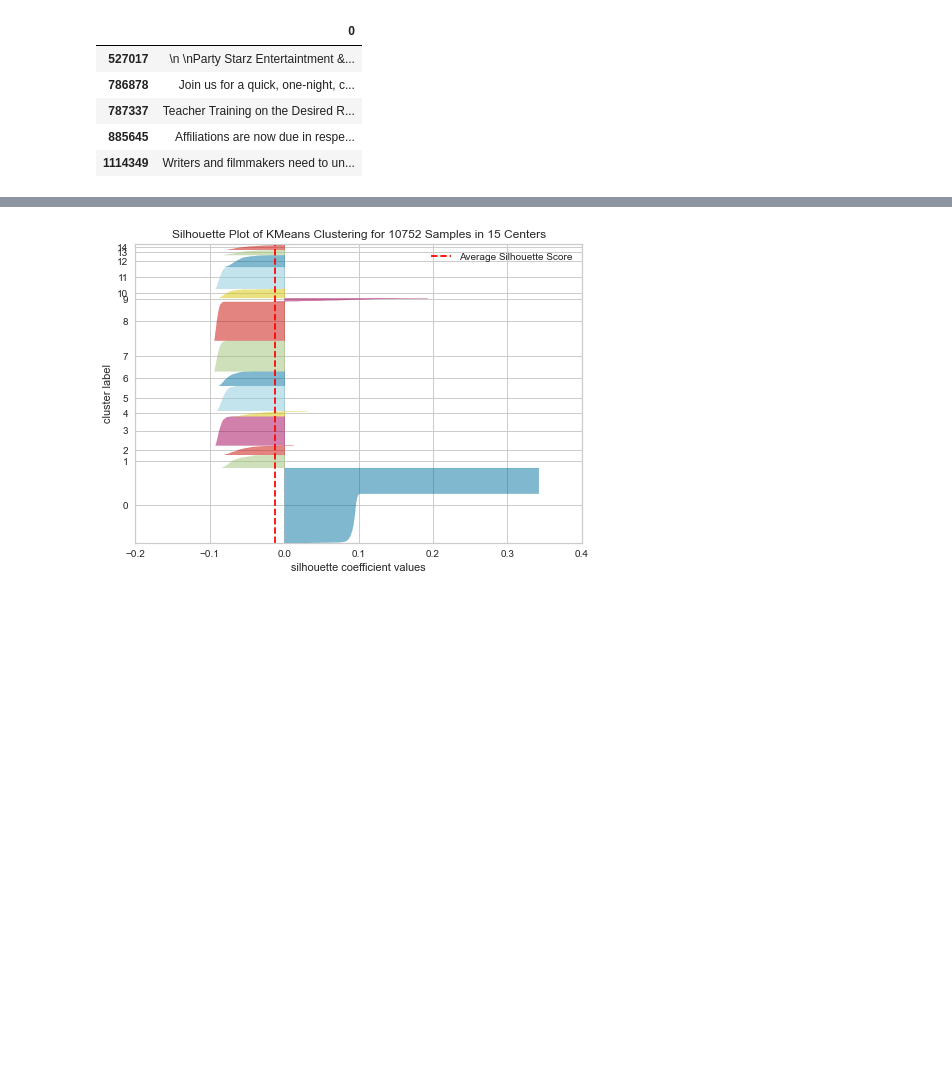
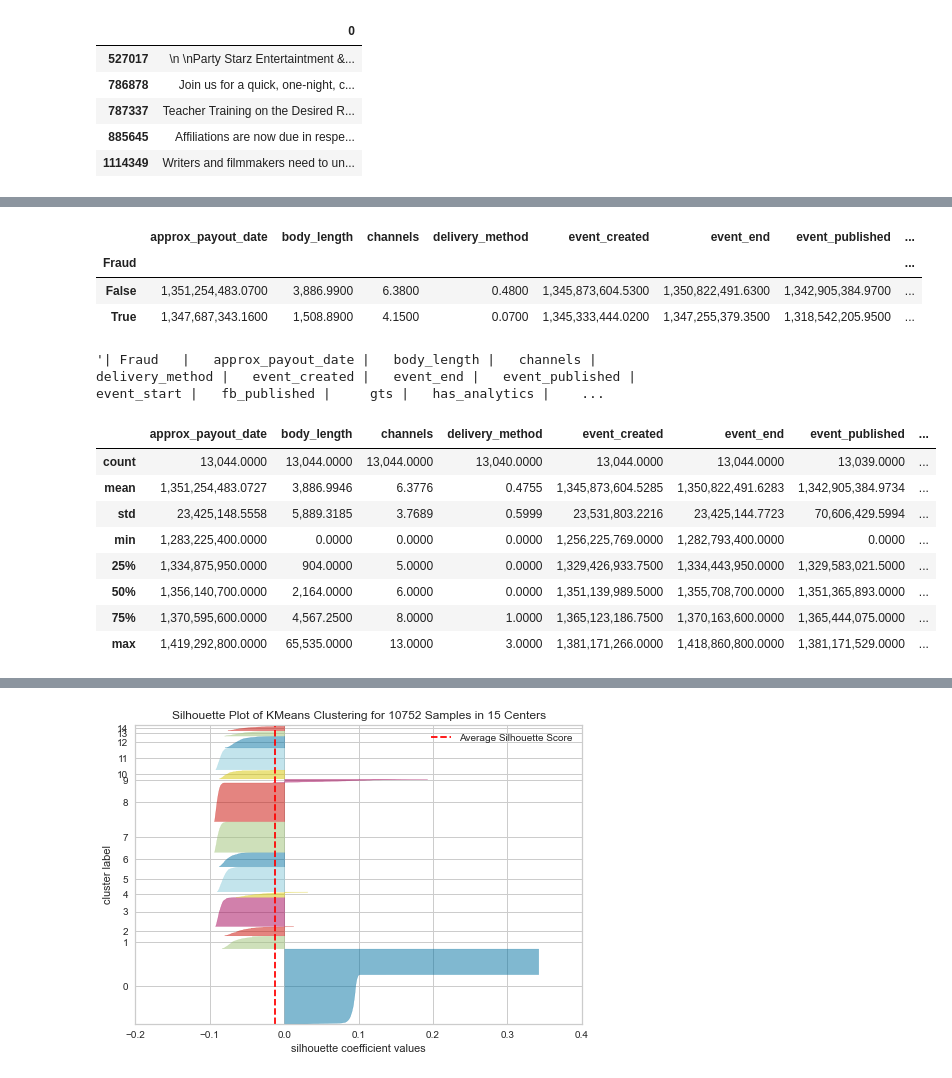
Before and after one commit to paultanger/Fraud_Detection, a Jupyter notebook: notebooks/NLP_paul.ipynb, the cells around one changed output, grey strips where cells are left out. Cells and saved outputs as stored; diff of their text form; code cells hidden in the pictures; blank space fills up the shorter version.

```diff
--- a/notebooks/NLP_paul.ipynb
+++ b/notebooks/NLP_paul.ipynb
@@ -45,7 +48,7 @@ from sklearn.cluster import KMeans
 from sklearn.metrics import silhouette_score
 from collections import Counter
 # %%
-data_nlp = data[['object_id', 'description']]
+data_nlp = data[['object_id', 'description']].copy()
 # %%
 data_nlp.head()
 # %% [output]
@@ -139,4 +102,4 @@ soup.get_text()
 # %%
-text = soup.find_all(text=True)
+#text = soup.find_all(text=True)
 # %%
 text
@@ -161,6 +106,3 @@ text
-# %%
-# now do for all rows?
-soup = BeautifulSoup(descriptions[0], 'html.parser')
 # %%
 test = descriptions.head()
 # %%
@@ -331,0 +279,25 @@ cluster_feats
+# %%
+data.groupby('Fraud').agg('mean').round(2)
+# %% [output]
+|  | approx_payout_date | body_length | channels | delivery_method | event_created | event_end | event_published | ... |
+| Fraud |  |  |  |  |  |  |  | ... |
+| False | 1,351,254,483.0700 | 3,886.9900 | 6.3800 | 0.4800 | 1,345,873,604.5300 | 1,350,822,491.6300 | 1,342,905,384.9700 | ... |
+| True | 1,347,687,343.1600 | 1,508.8900 | 4.1500 | 0.0700 | 1,345,333,444.0200 | 1,347,255,379.3500 | 1,318,542,205.9500 | ... |
+# %%
+data.groupby('Fraud').agg('mean').round(2).to_markdown()
+# %% [output]
+'| Fraud   |   approx_payout_date |   body_length |   channels |   delivery_method |   event_created |   event_end |   event_published |   event_start |   fb_published |     gts |   has_analytics |    ...
+# %%
+not_frauds = data[data['Fraud'] == False]
+# %%
+not_frauds.describe()
+# %% [output]
+|  | approx_payout_date | body_length | channels | delivery_method | event_created | event_end | event_published | ... |
+| count | 13,044.0000 | 13,044.0000 | 13,044.0000 | 13,040.0000 | 13,044.0000 | 13,044.0000 | 13,039.0000 | ... |
+| mean | 1,351,254,483.0727 | 3,886.9946 | 6.3776 | 0.4755 | 1,345,873,604.5285 | 1,350,822,491.6283 | 1,342,905,384.9734 | ... |
+| std | 23,425,148.5558 | 5,889.3185 | 3.7689 | 0.5999 | 23,531,803.2216 | 23,425,144.7723 | 70,606,429.5994 | ... |
+| min | 1,283,225,400.0000 | 0.0000 | 0.0000 | 0.0000 | 1,256,225,769.0000 | 1,282,793,400.0000 | 0.0000 | ... |
+| 25% | 1,334,875,950.0000 | 904.0000 | 5.0000 | 0.0000 | 1,329,426,933.7500 | 1,334,443,950.0000 | 1,329,583,021.5000 | ... |
+| 50% | 1,356,140,700.0000 | 2,164.0000 | 6.0000 | 0.0000 | 1,351,139,989.5000 | 1,355,708,700.0000 | 1,351,365,893.0000 | ... |
+| 75% | 1,370,595,600.0000 | 4,567.2500 | 8.0000 | 1.0000 | 1,365,123,186.7500 | 1,370,163,600.0000 | 1,365,444,075.0000 | ... |
+| max | 1,419,292,800.0000 | 65,535.0000 | 13.0000 | 3.0000 | 1,381,171,266.0000 | 1,418,860,800.0000 | 1,381,171,529.0000 | ... |
```
Also changed, not shown: parts of 33 cells of this notebook, 4 other files.
